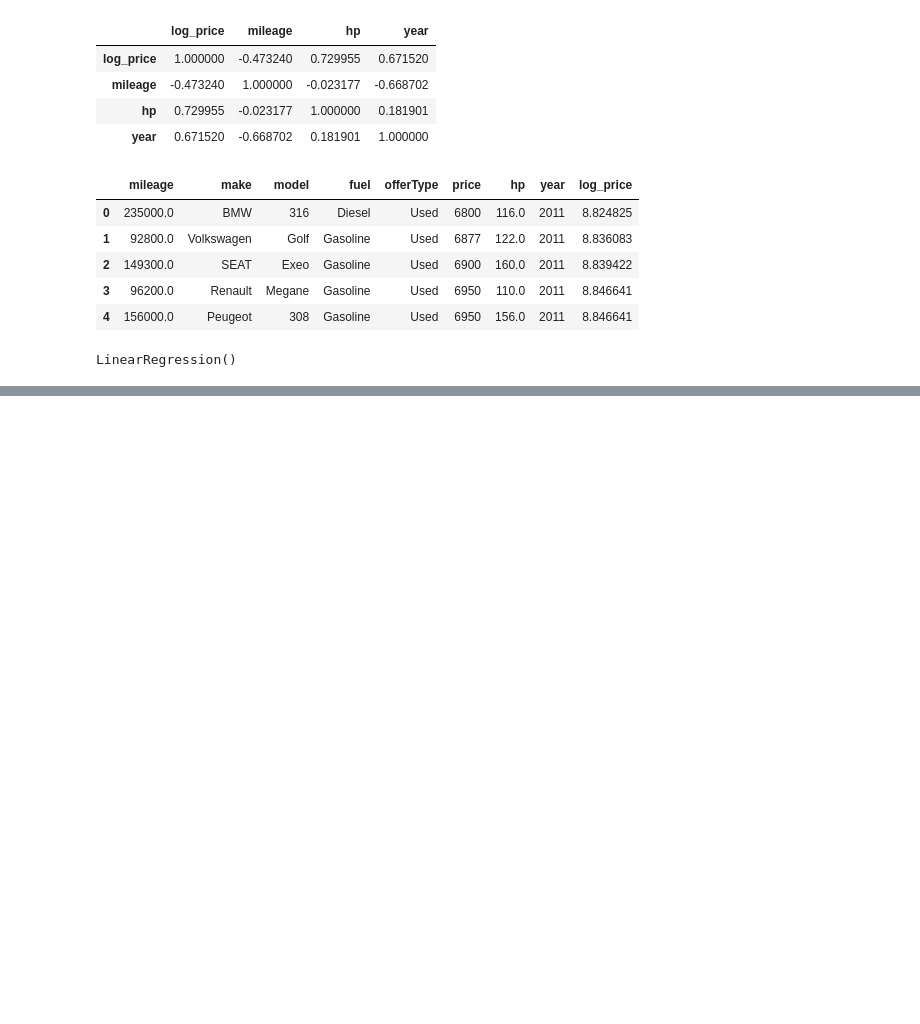
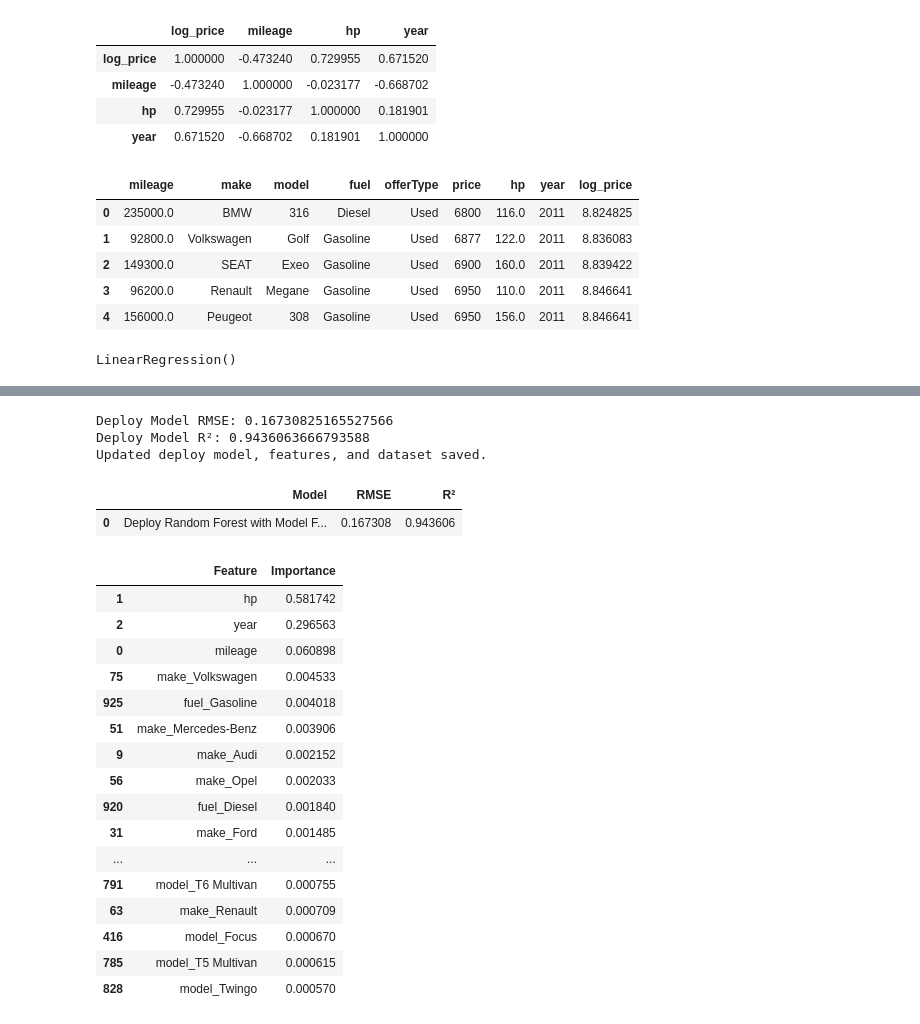
Before and after one commit to umarmohdcr7-spec/data-analysis-agent, a Jupyter notebook: main.ipynb, the cells around one changed output, grey strips where cells are left out. Drawn from its saved outputs; the diff is of its cells as text; code cells hidden in the pictures; blank space fills up the shorter version.

```diff
--- a/main.ipynb
+++ b/main.ipynb
@@ -399,8 +399,7 @@ df_clean.head()
 | 4 | 156000.0 | Peugeot | 308 | Gasoline | Used | 6950 | 156.0 | 2011 | 8.846641 |
 # %%
 #ML modelling starts
-
-X = df_clean.drop(columns=["price", "log_price", "model"])
+X = df_clean[["mileage", "make", "model", "fuel", "offerType", "hp", "year"]]
 y = df_clean["log_price"]
 # %%
 X_encoded = pd.get_dummies(X, drop_first=True)
@@ -446,0 +482,3 @@ R²: 0.9013908102978178
+# %%
+rf_model.fit(X_train, y_train)
+rf_pred = rf_model.predict(X_test)
@@ -446,0 +541,72 @@ R²: 0.9013908102978178
+# %%
+from sklearn.ensemble import RandomForestRegressor
+from sklearn.metrics import mean_squared_error, r2_score
+import numpy as np
+import joblib
+import os
+
+deploy_model = RandomForestRegressor(
+    n_estimators=80,
+    max_depth=18,
+    random_state=42,
+    n_jobs=-1
+)
+
+deploy_model.fit(X_train, y_train)
+
+y_pred = deploy_model.predict(X_test)
+
+rmse = np.sqrt(mean_squared_error(y_test, y_pred))
+r2 = r2_score(y_test, y_pred)
+
+print("Deploy Model RMSE:", rmse)
+print("Deploy Model R²:", r2)
+
+os.makedirs("outputs", exist_ok=True)
+
+joblib.dump(deploy_model, "outputs/deploy_car_price_model.pkl", compress=3)
+joblib.dump(X_encoded.columns.tolist(), "outputs/model_features.pkl", compress=3)
+
+df_clean.to_csv("outputs/cleaned_cars_dataset.csv", index=False)
+
+print("Updated deploy model, features, and dataset saved.")
+# %% [output]
+Deploy Model RMSE: 0.16730825165527566
+Deploy Model R²: 0.9436063666793588
+Updated deploy model, features, and dataset saved.
+# %%
+comparison = pd.DataFrame({
+    "Model": ["Deploy Random Forest with Model Feature"],
+    "RMSE": [rmse],
+    "R²": [r2]
+})
+
+comparison
+# %% [output]
+|  | Model | RMSE | R² |
+| 0 | Deploy Random Forest with Model F... | 0.167308 | 0.943606 |
+# %%
+deploy_feature_importance = pd.DataFrame({
+    "Feature": X_encoded.columns,
+    "Importance": deploy_model.feature_importances_
+}).sort_values(by="Importance", ascending=False)
+
+deploy_feature_importance.head(20)
+# %% [output]
+|  | Feature | Importance |
+| 1 | hp | 0.581742 |
+| 2 | year | 0.296563 |
+| 0 | mileage | 0.060898 |
+| 75 | make_Volkswagen | 0.004533 |
+| 925 | fuel_Gasoline | 0.004018 |
+| 51 | make_Mercedes-Benz | 0.003906 |
+| 9 | make_Audi | 0.002152 |
+| 56 | make_Opel | 0.002033 |
+| 920 | fuel_Diesel | 0.001840 |
+| 31 | make_Ford | 0.001485 |
+| ... | ... | ... |
+| 791 | model_T6 Multivan | 0.000755 |
+| 63 | make_Renault | 0.000709 |
+| 416 | model_Focus | 0.000670 |
+| 785 | model_T5 Multivan | 0.000615 |
+| 828 | model_Twingo | 0.000570 |
```
Also changed, not shown: parts of 16 cells of this notebook, 3 other files.
